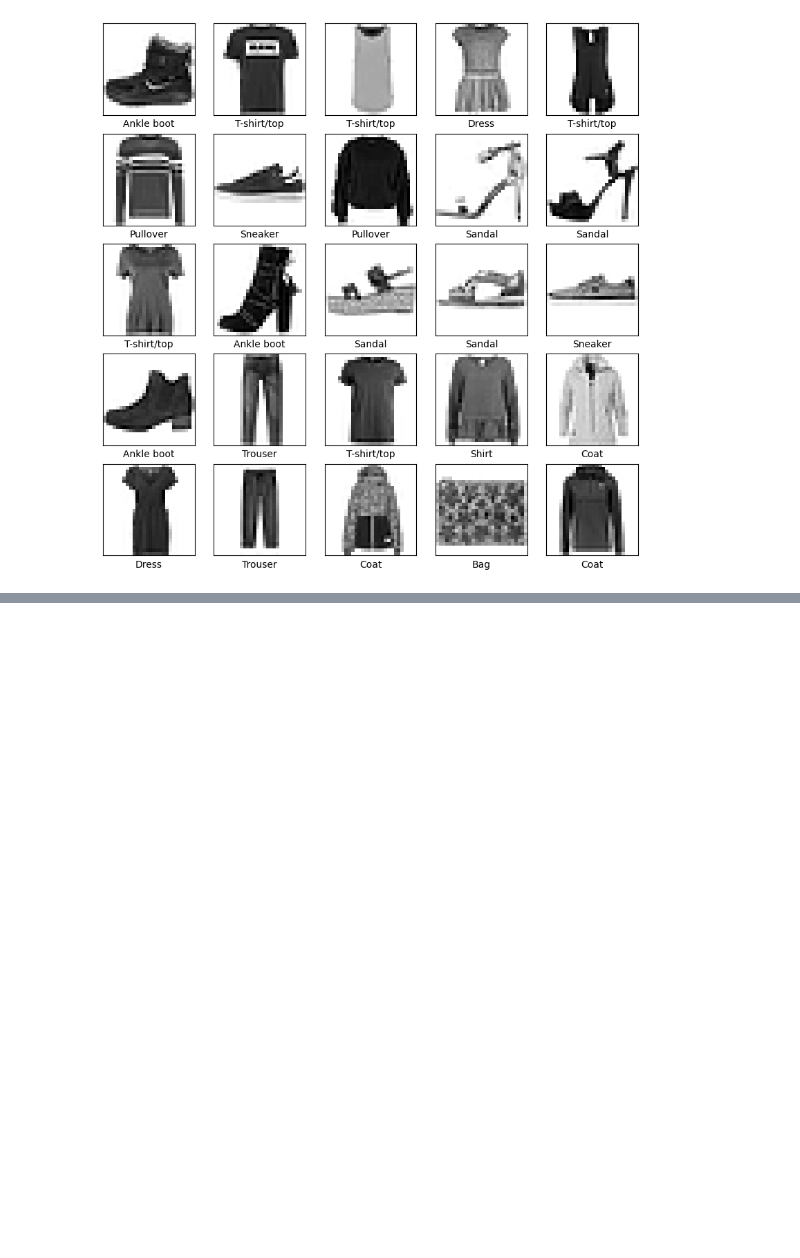
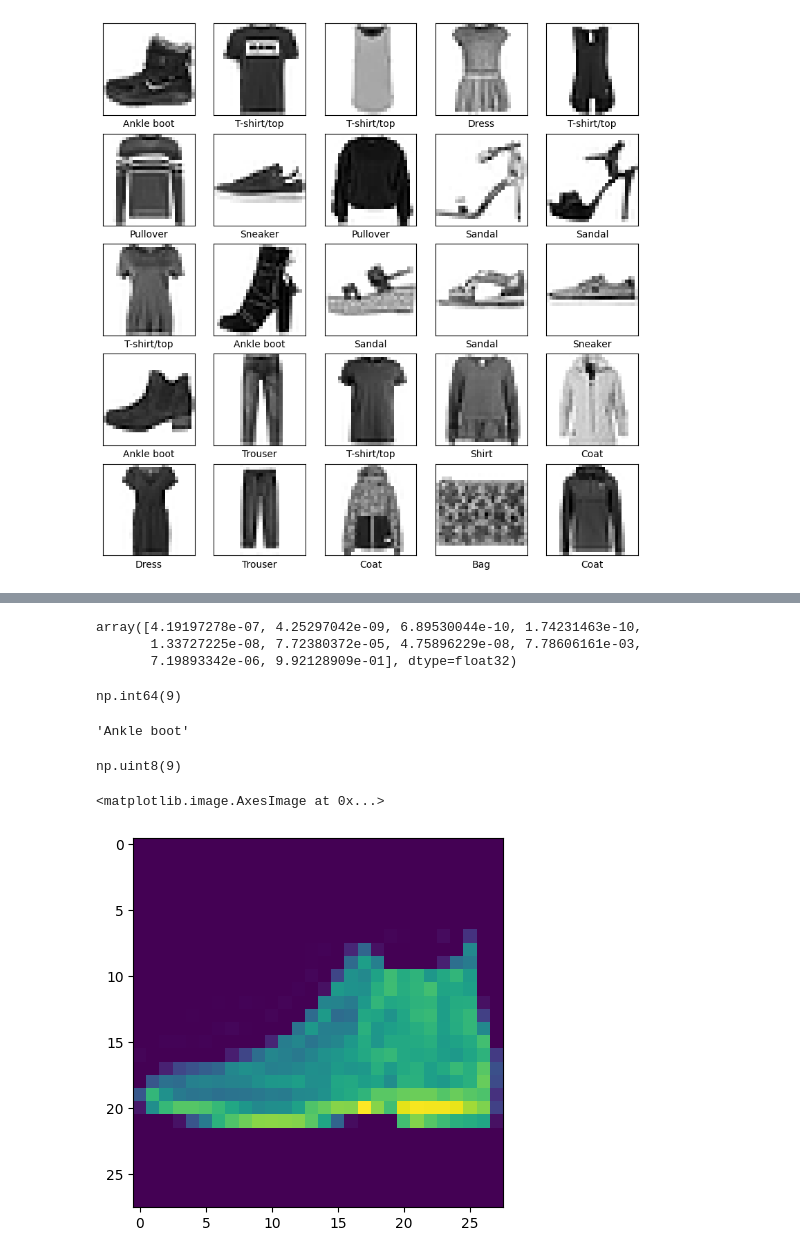
Before and after one commit to antonpious/tensorflow-playground, a Jupyter notebook: classification.ipynb, the cells around one changed output, grey strips where cells are left out. Cells and saved outputs as stored; diff of their text form; code cells hidden in the pictures; blank space fills up the shorter version.

```diff
--- a/classification.ipynb
+++ b/classification.ipynb
@@ -146,0 +247,32 @@ plt.show()
+# %%
+# look at the first prediction
+# there are 10 numbers from each neuron in the output layer
+predictions[0]
+# %% [output]
+array([4.19197278e-07, 4.25297042e-09, 6.89530044e-10, 1.74231463e-10,
+       1.33727225e-08, 7.72380372e-05, 4.75896229e-08, 7.78606161e-03,
+       7.19893342e-06, 9.92128909e-01], dtype=float32)
+# %%
+# there is a utility that provides the highest probability
+# it predicted 9
+np.argmax(predictions[0])
+# %% [output]
+np.int64(9)
+# %%
+# check what is the class name 9
+class_names[9]
+# %% [output]
+'Ankle boot'
+# %%
+# check the test data label for the first image
+# both the test and the prediction are 9 so this was correct
+test_labels[0]
+# %% [output]
+np.uint8(9)
+# %%
+# you can also view the first test image
+# its displaying even though we have divied by 256
+plt.imshow(test_images[0])
+# %% [output]
+<matplotlib.image.AxesImage at 0x...>
+[figure, added]
```
Also changed, not shown: parts of 23 cells of this notebook.
